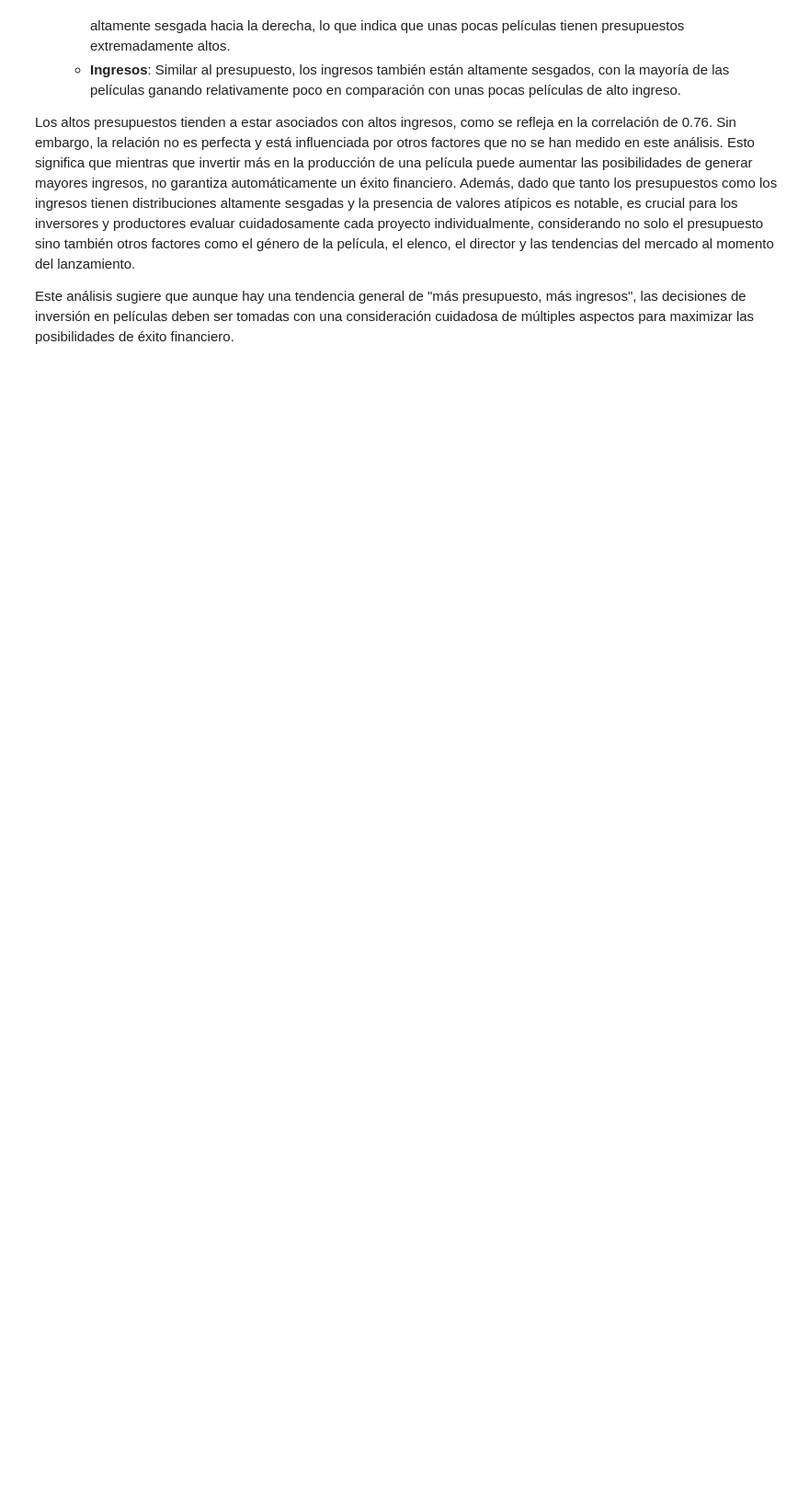
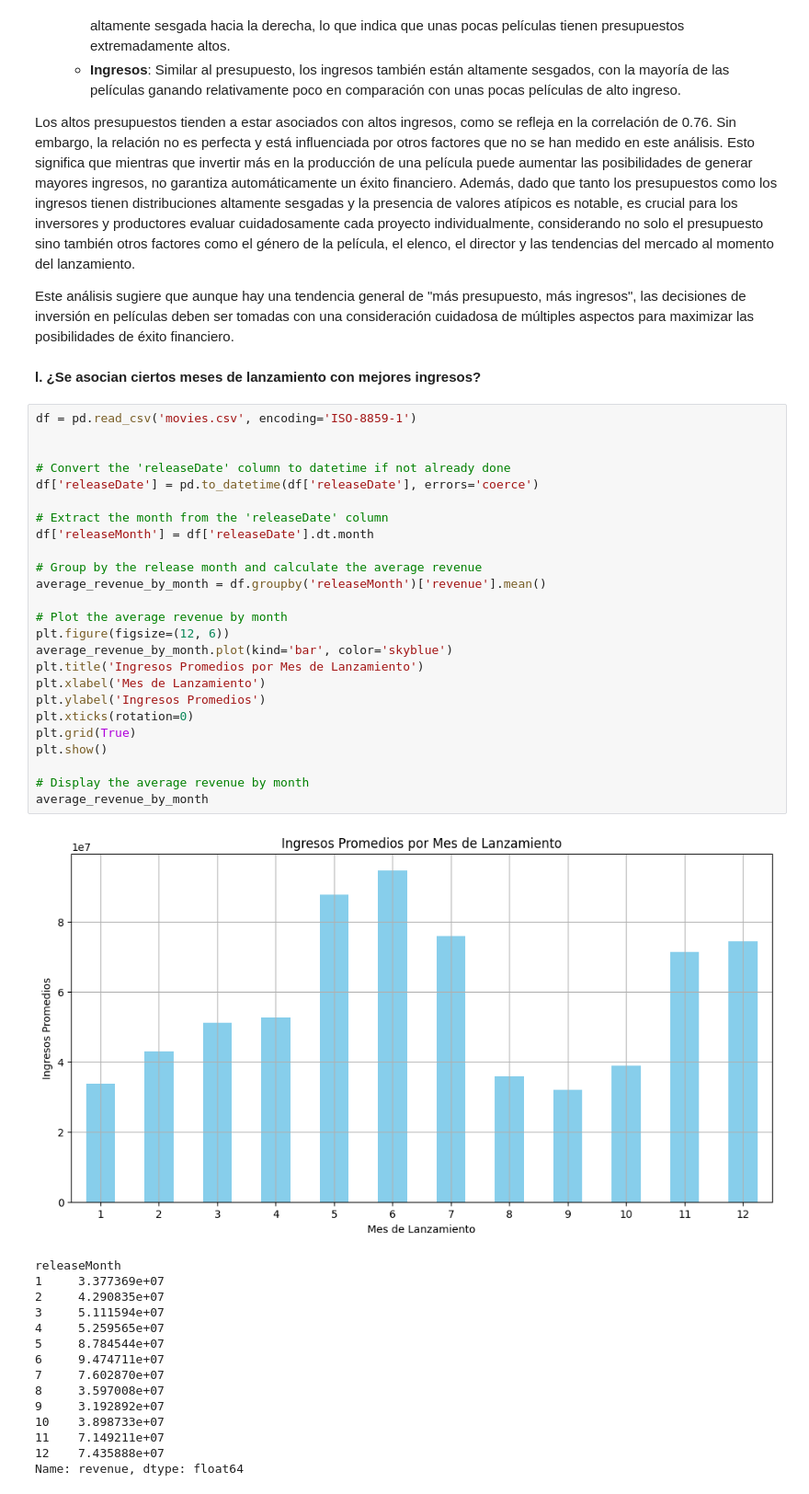
Before and after one commit to XavierLopez25/HT1-MD, a Jupyter notebook: EjerciciosAnalisisExploratorio.ipynb, the cells around one changed output. Shown at 92% size. Cells and saved outputs as stored; diff of their text form; blank space fills up the shorter version.

```diff
--- a/EjerciciosAnalisisExploratorio.ipynb
+++ b/EjerciciosAnalisisExploratorio.ipynb
@@ -554,3 +554,46 @@ Correlación entre presupuesto e ingresos: 0.76
 Los altos presupuestos tienden a estar asociados con altos ingresos, como se refleja en la correlación de 0.76. Sin embargo, la relación no es perfecta y está influenciada por otros factores que no se han medido en este análisis. Esto significa que mientras que invertir más en la producción de una película puede aumentar las posibilidades de generar mayores ingresos, no garantiza automáticamente un éxito financiero. Además, dado que tanto los presupuestos como los ingresos tienen distribuciones altamente sesgadas y la presencia de valores atípicos es notable, es crucial para los inversores y productores evaluar cuidadosamente cada proyecto individualmente, considerando no solo el presupuesto sino también otros factores como el género de la película, el elenco, el director y las tendencias del mercado al momento del lanzamiento.
 
 Este análisis sugiere que aunque hay una tendencia general de "más presupuesto, más ingresos", las decisiones de inversión en películas deben ser tomadas con una consideración cuidadosa de múltiples aspectos para maximizar las posibilidades de éxito financiero. </small>
+# %% [markdown]
+**l. ¿Se asocian ciertos meses de lanzamiento con mejores ingresos?**
+# %%
+df = pd.read_csv('movies.csv', encoding='ISO-8859-1')
+
+
+# Convert the 'releaseDate' column to datetime if not already done
+df['releaseDate'] = pd.to_datetime(df['releaseDate'], errors='coerce')
+
+# Extract the month from the 'releaseDate' column
+df['releaseMonth'] = df['releaseDate'].dt.month
+
+# Group by the release month and calculate the average revenue
+average_revenue_by_month = df.groupby('releaseMonth')['revenue'].mean()
+
+# Plot the average revenue by month
+plt.figure(figsize=(12, 6))
+average_revenue_by_month.plot(kind='bar', color='skyblue')
+plt.title('Ingresos Promedios por Mes de Lanzamiento')
+plt.xlabel('Mes de Lanzamiento')
+plt.ylabel('Ingresos Promedios')
+plt.xticks(rotation=0)
+plt.grid(True)
+plt.show()
+
+# Display the average revenue by month
+average_revenue_by_month
+# %% [output]
+[figure, added]
+releaseMonth
+1     3.377369e+07
+2     4.290835e+07
+3     5.111594e+07
+4     5.259565e+07
+5     8.784544e+07
+6     9.474711e+07
+7     7.602870e+07
+8     3.597008e+07
+9     3.192892e+07
+10    3.898733e+07
+11    7.149211e+07
+12    7.435888e+07
+Name: revenue, dtype: float64
```
Also changed, not shown: parts of 1 cell of this notebook.
